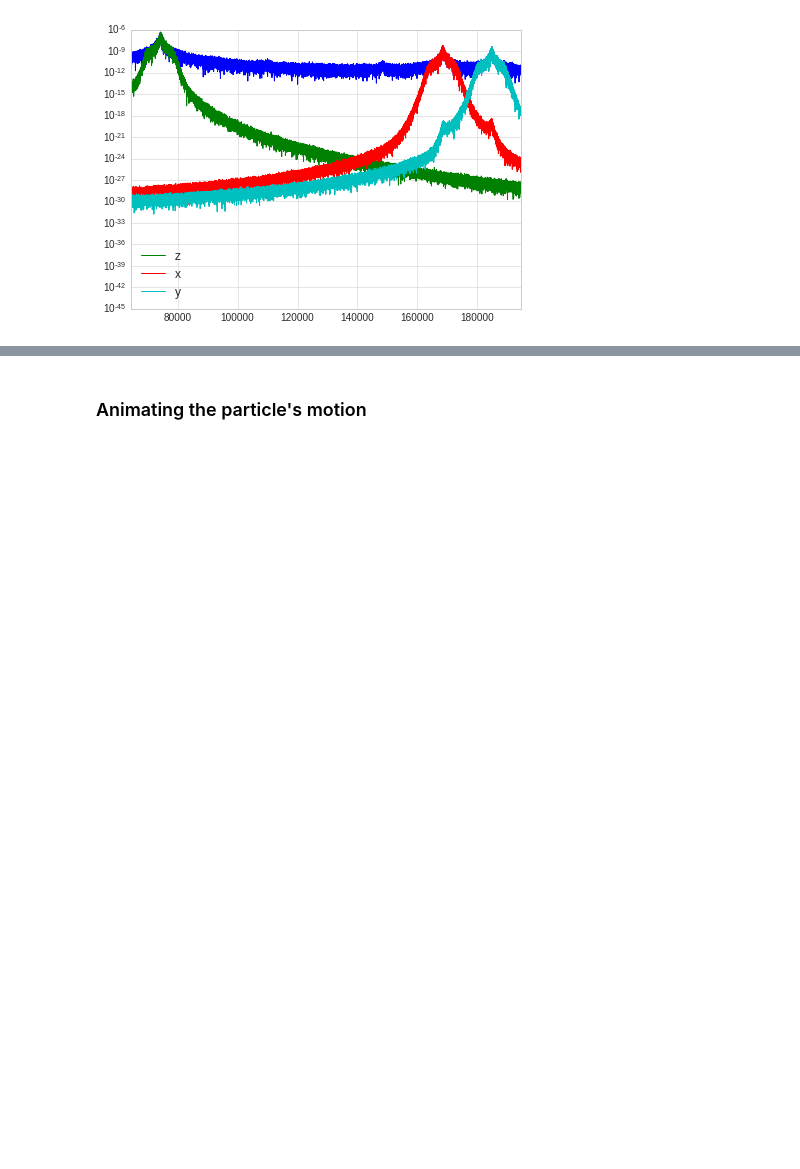
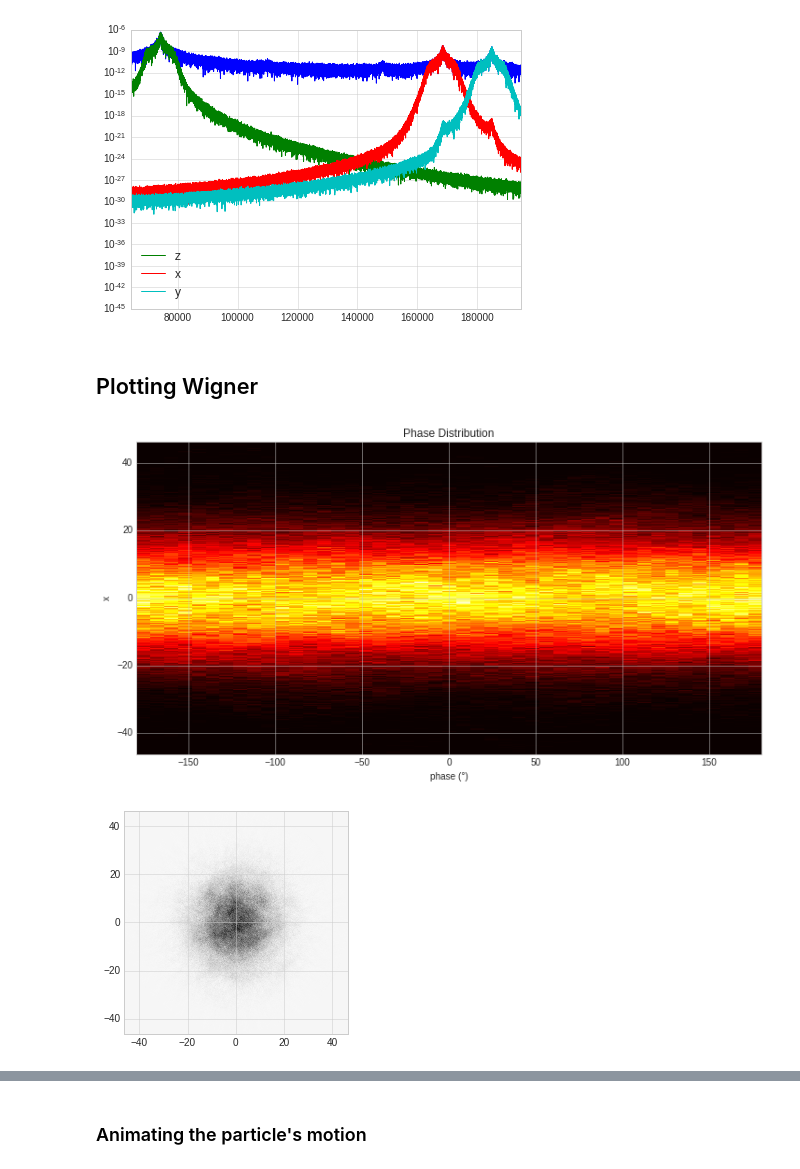
Before and after one commit to AshleySetter/optoanalysis, a Jupyter notebook: Usage_Demonstration.ipynb, the cells around one changed output, grey strips where cells are left out. Cells and saved outputs as stored; diff of their text form; code cells hidden in the pictures; blank space fills up the shorter version.

Commit message:
added wigner plots to usage demo

```diff
--- a/Usage_Demonstration.ipynb
+++ b/Usage_Demonstration.ipynb
@@ -90,3 +90,14 @@ filtering Z
 filtering X
 filtering Y
 [figure]
+# %%
+znm = z/ConvFactorZ.n*1e9
+# %% [markdown]
+## Plotting Wigner
+# %%
+sample_freq = data.SampleFreq/3
+# %%
+wigner, centres = optoanalysis.get_wigner(znm, F_trap_z.n, sample_freq, histbins=1000)
+# %% [output]
+[figure, added]
+[figure, added]
```
Also changed, not shown: parts of 13 cells of this notebook.
